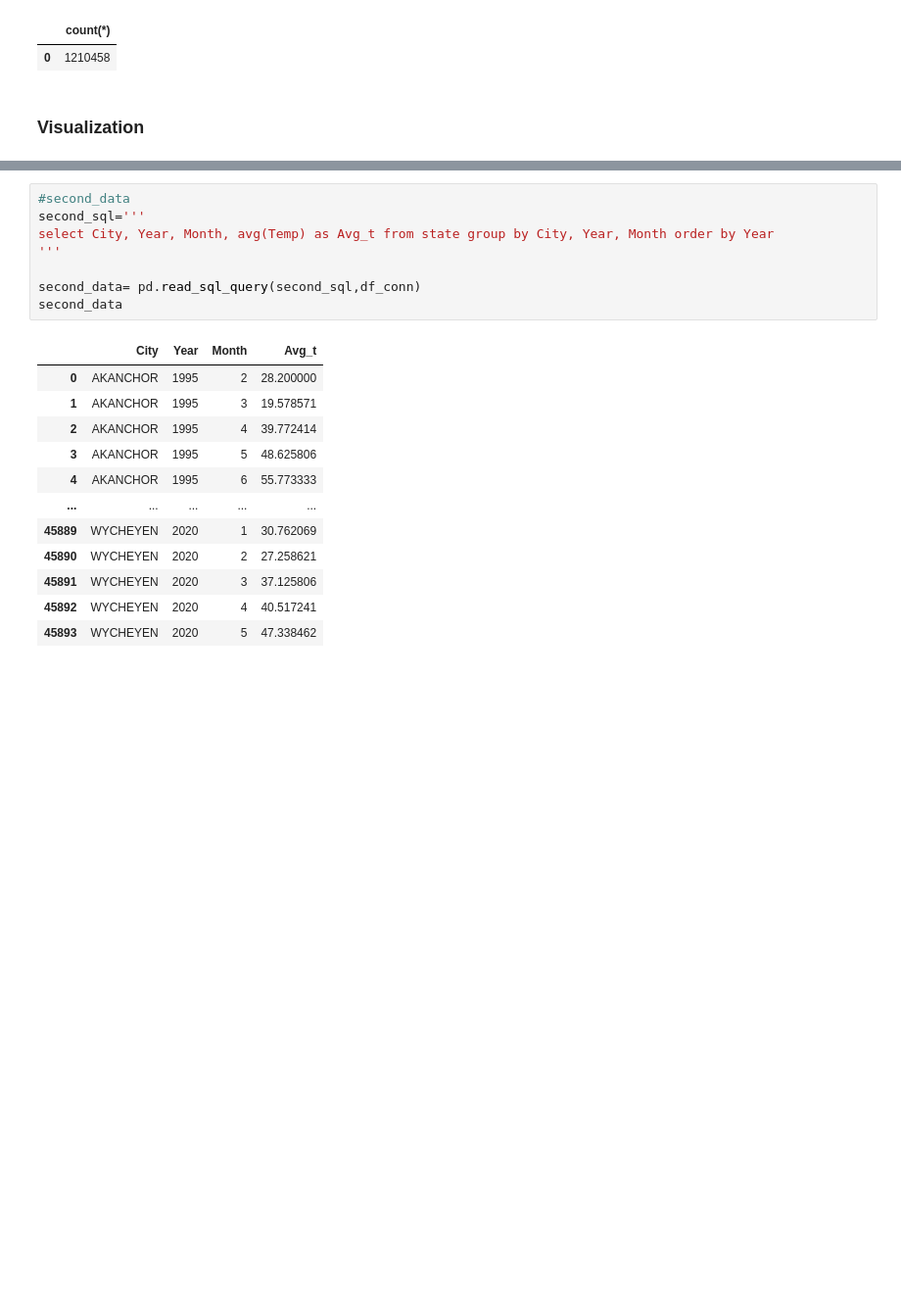
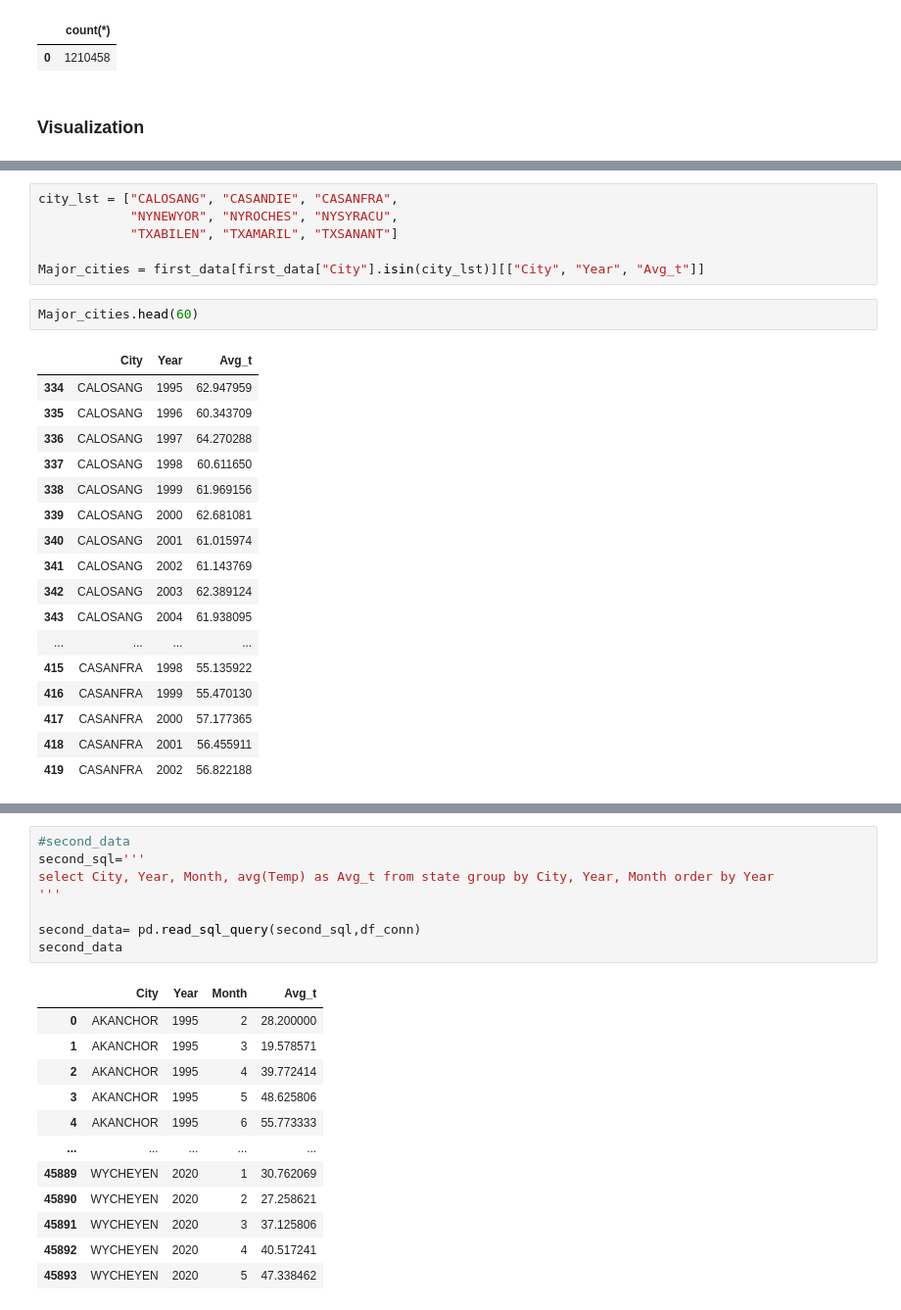
Before and after one commit to Wook22/UC-DAVIS, a Jupyter notebook: STA141B/STA141B.ipynb, the cells around one changed output, grey strips where cells are left out. Shown at 98% size. Cells and saved outputs as stored; diff of their text form; blank space fills up the shorter version.

```diff
--- a/STA141B/STA141B.ipynb
+++ b/STA141B/STA141B.ipynb
@@ -441,0 +455,26 @@ first_data
+# %%
+city_lst = ["CALOSANG", "CASANDIE", "CASANFRA",
+            "NYNEWYOR", "NYROCHES", "NYSYRACU",
+            "TXABILEN", "TXAMARIL", "TXSANANT"]
+
+Major_cities = first_data[first_data["City"].isin(city_lst)][["City", "Year", "Avg_t"]]
+# %%
+Major_cities.head(60)
+# %% [output]
+|  | City | Year | Avg_t |
+| 334 | CALOSANG | 1995 | 62.947959 |
+| 335 | CALOSANG | 1996 | 60.343709 |
+| 336 | CALOSANG | 1997 | 64.270288 |
+| 337 | CALOSANG | 1998 | 60.611650 |
+| 338 | CALOSANG | 1999 | 61.969156 |
+| 339 | CALOSANG | 2000 | 62.681081 |
+| 340 | CALOSANG | 2001 | 61.015974 |
+| 341 | CALOSANG | 2002 | 61.143769 |
+| 342 | CALOSANG | 2003 | 62.389124 |
+| 343 | CALOSANG | 2004 | 61.938095 |
+| ... | ... | ... | ... |
+| 415 | CASANFRA | 1998 | 55.135922 |
+| 416 | CASANFRA | 1999 | 55.470130 |
+| 417 | CASANFRA | 2000 | 57.177365 |
+| 418 | CASANFRA | 2001 | 56.455911 |
+| 419 | CASANFRA | 2002 | 56.822188 |
```
Also changed, not shown: parts of 12 cells of this notebook, 1 other file.
